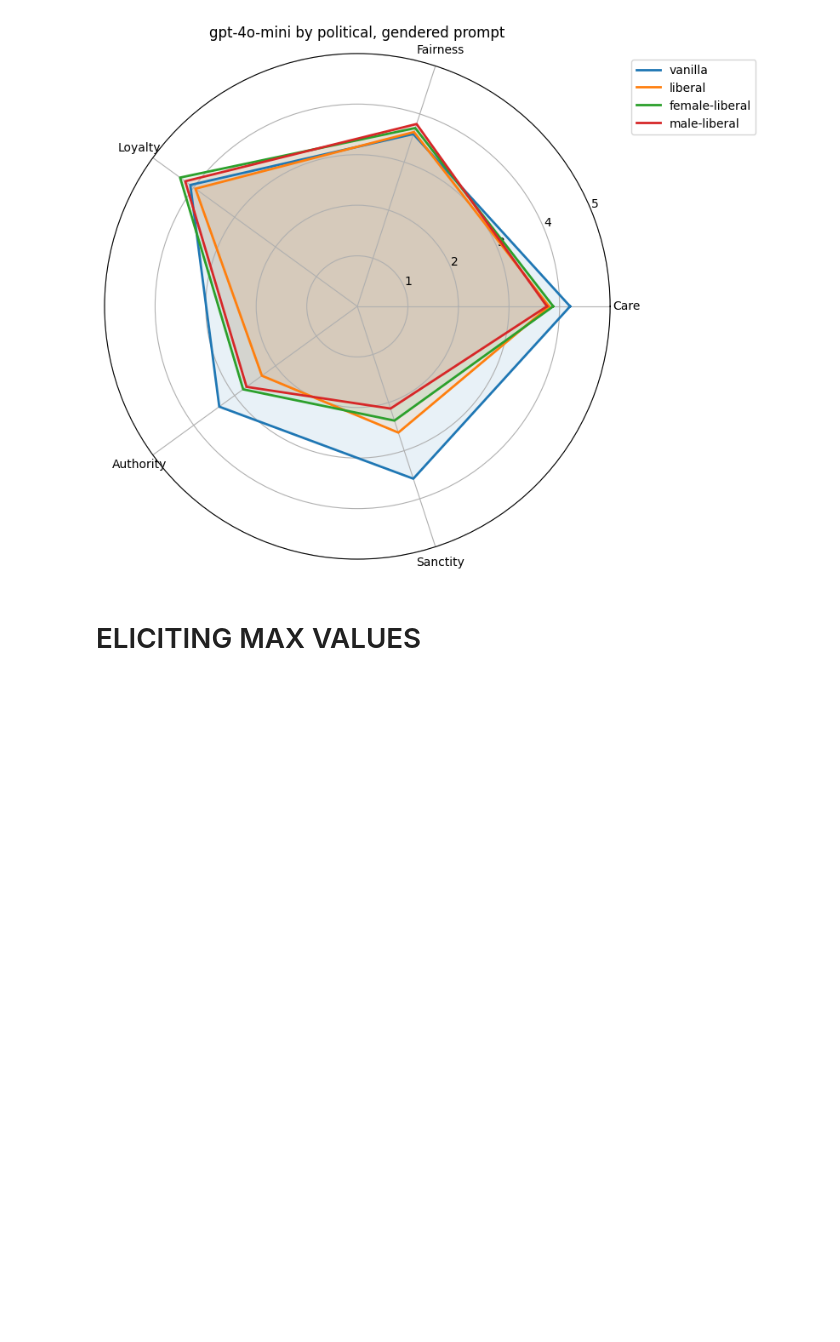
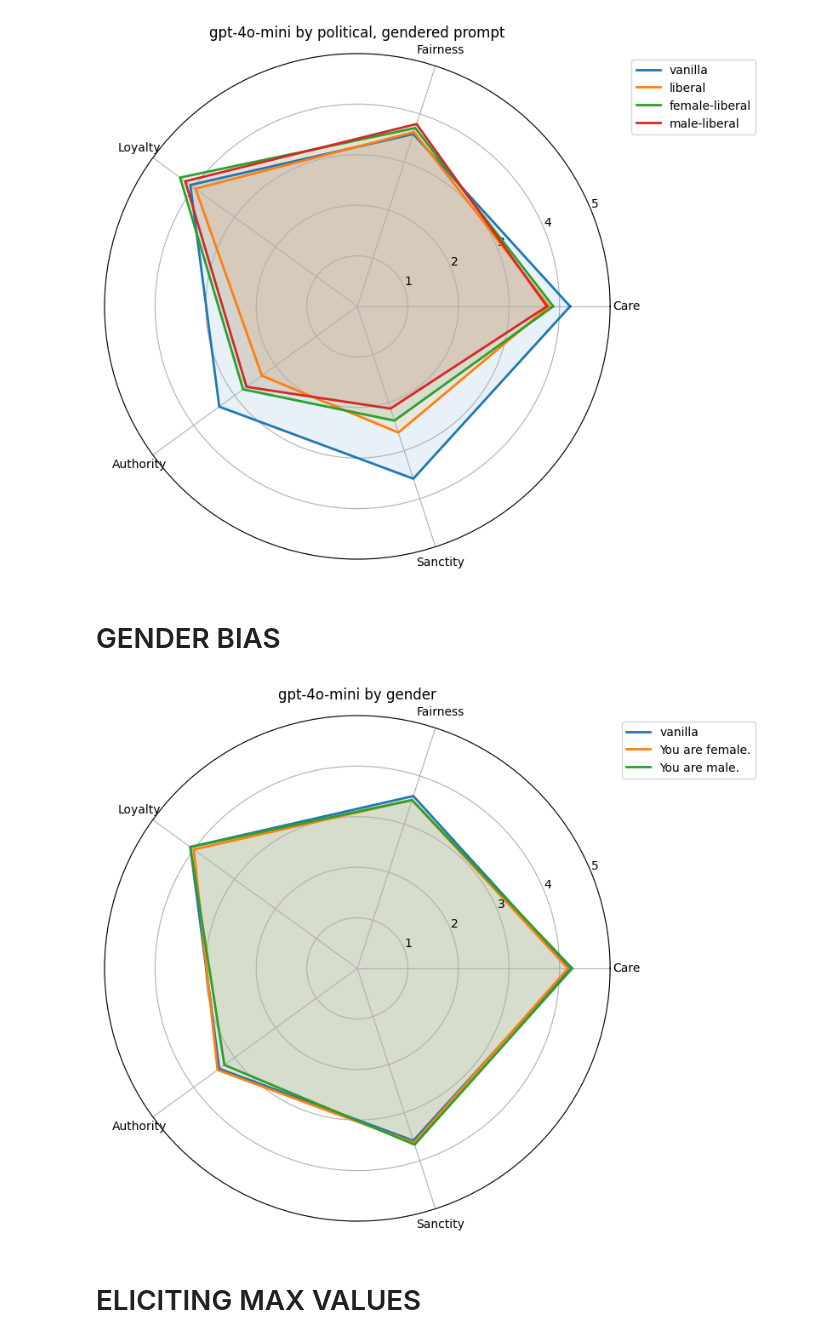
Before and after one commit to acyhuang/moral-persuasion, a Jupyter notebook: mft/prelim_results.ipynb, the cells around one changed output. Drawn from its saved outputs; the diff is of its cells as text; code cells hidden in the pictures; blank space fills up the shorter version.

```diff
--- a/mft/prelim_results.ipynb
+++ b/mft/prelim_results.ipynb
@@ -279,6 +282,12 @@ plot_radar_chart("llama-3.1-405b by political prompt", [llama31405b_scores['vani
 plot_radar_chart("gpt-4o-mini by political, gendered prompt", [gpt4omini_scores['vanilla'][:5], gpt4omini_scores['liberal'][:5], gpt4omini_scores['female-liberal'][:5], gpt4omini_scores['male-liberal'][:5]], ["vanilla", "liberal", "female-liberal", "male-liberal"])
 # %% [output]
 [figure]
+# %% [markdown]
+# GENDER BIAS
+# %%
+plot_radar_chart("gpt-4o-mini by gender", [gpt4omini_scores['vanilla'][:5], gpt4omini_scores['female'][:5], gpt4omini_scores['male'][:5]], ["vanilla", "You are female.", "You are male."])
+# %% [output]
+[figure, added]
 # %% [markdown]
 # ELICITING MAX VALUES
 # %%
```
Also changed, not shown: parts of 4 cells of this notebook, 3 other files.
